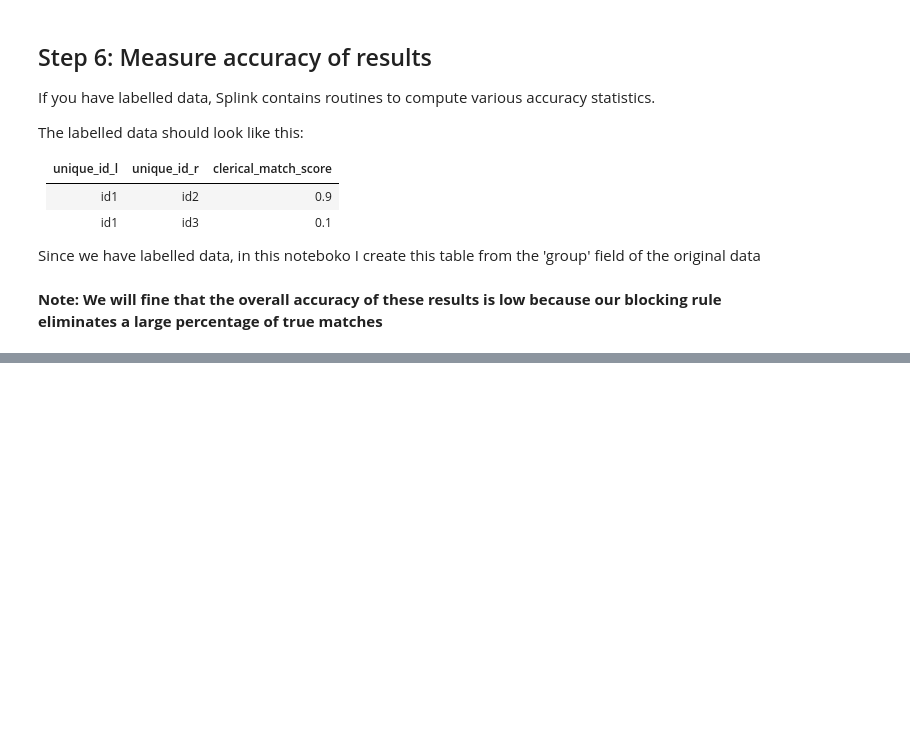
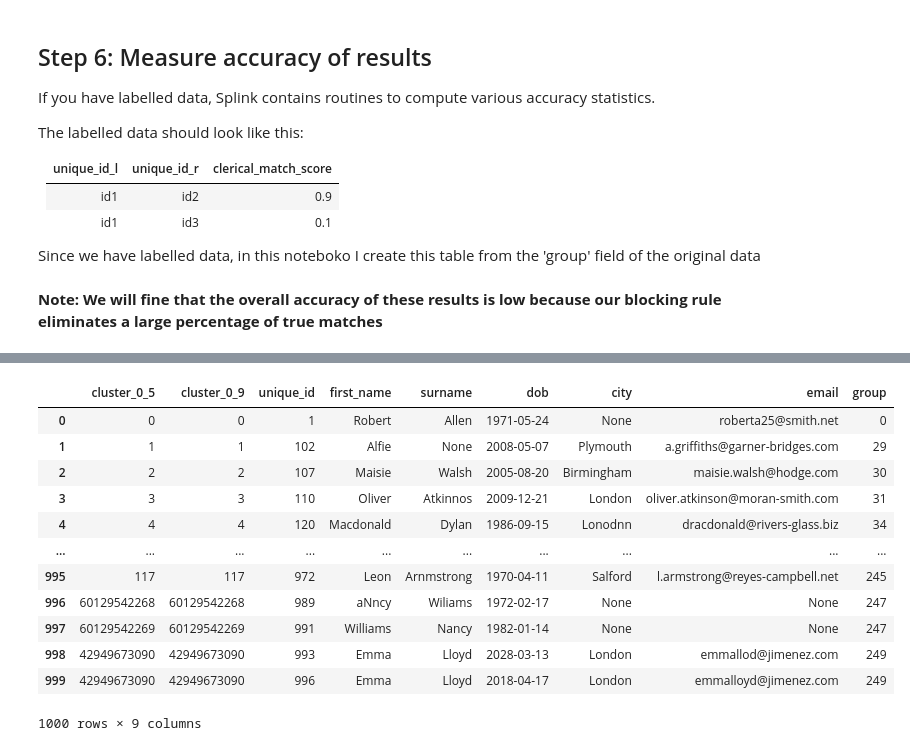
Before and after one commit to moj-analytical-services/splink_demos, a Jupyter notebook: deduplication_detailed_example.ipynb, the cells around one changed output, grey strips where cells are left out. Drawn from its saved outputs; the diff is of its cells as text; code cells hidden in the pictures; blank space fills up the shorter version.

```diff
--- a/deduplication_detailed_example.ipynb
+++ b/deduplication_detailed_example.ipynb
@@ -13,7 +11,6 @@ The following is just boilerplate code that sets up the Spark session and sets s
 # %%
 import pandas as pd
 pd.options.display.max_columns = 500
-pd.options.display.max_rows = 100
 # %%
 import logging
 logging.basicConfig()  # Means logs will print in Jupyter Lab
@@ -420,0 +356,19 @@ results.toPandas().head(30)
+# %%
+from splink.cluster import clusters_at_thresholds
+
+thresholds = {"cluster_0_5": 0.5, "cluster_0_9": 0.9}
+clusters_at_thresholds(df, df_e, thresholds, linker.model).toPandas()
+# %% [output]
+|  | cluster_0_5 | cluster_0_9 | unique_id | first_name | surname | dob | city | email | group |
+| 0 | 0 | 0 | 1 | Robert | Allen | 1971-05-24 | None | roberta25@smith.net | 0 |
+| 1 | 1 | 1 | 102 | Alfie | None | 2008-05-07 | Plymouth | a.griffiths@garner-bridges.com | 29 |
+| 2 | 2 | 2 | 107 | Maisie | Walsh | 2005-08-20 | Birmingham | maisie.walsh@hodge.com | 30 |
+| 3 | 3 | 3 | 110 | Oliver | Atkinnos | 2009-12-21 | London | oliver.atkinson@moran-smith.com | 31 |
+| 4 | 4 | 4 | 120 | Macdonald | Dylan | 1986-09-15 | Lonodnn | dracdonald@rivers-glass.biz | 34 |
+| ... | ... | ... | ... | ... | ... | ... | ... | ... | ... |
+| 995 | 117 | 117 | 972 | Leon | Arnmstrong | 1970-04-11 | Salford | l.armstrong@reyes-campbell.net | 245 |
+| 996 | 60129542268 | 60129542268 | 989 | aNncy | Wiliams | 1972-02-17 | None | None | 247 |
+| 997 | 60129542269 | 60129542269 | 991 | Williams | Nancy | 1982-01-14 | None | None | 247 |
+| 998 | 42949673090 | 42949673090 | 993 | Emma | Lloyd | 2028-03-13 | London | emmallod@jimenez.com | 249 |
+| 999 | 42949673090 | 42949673090 | 996 | Emma | Lloyd | 2018-04-17 | London | emmalloyd@jimenez.com | 249 |
+1000 rows × 9 columns
```
Also changed, not shown: parts of 28 cells of this notebook, 6 other files.
